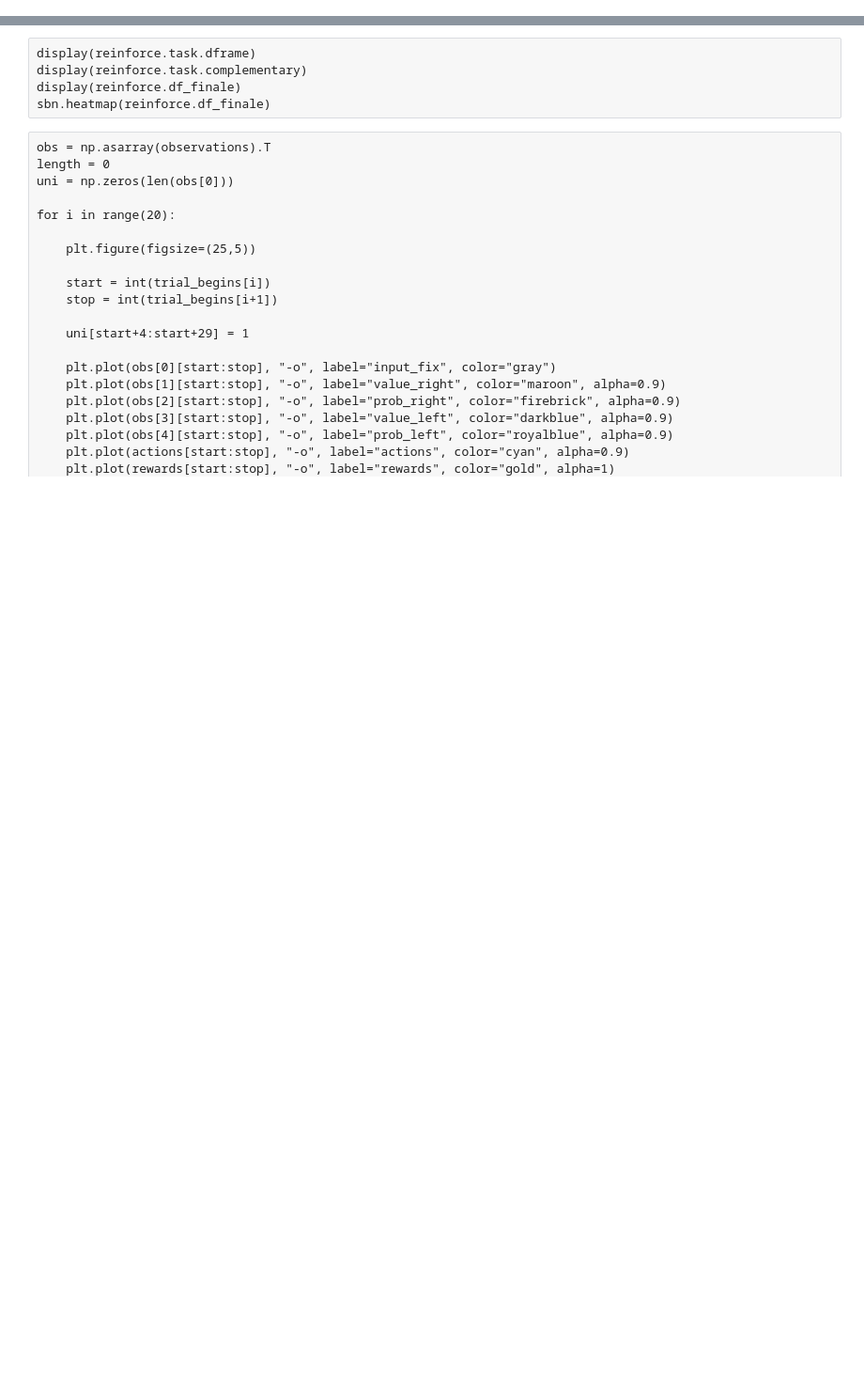
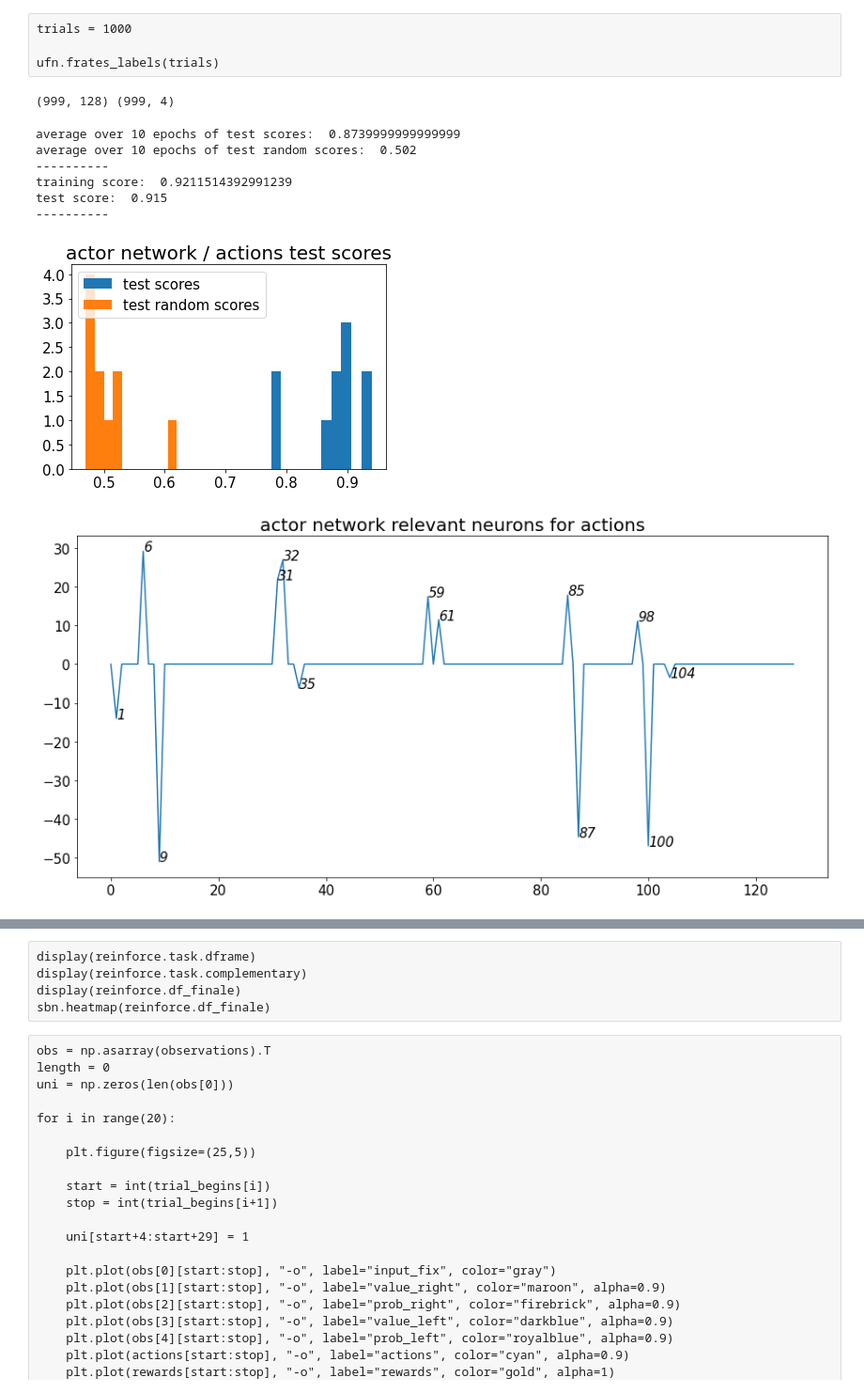
Before and after one commit to MartiniMarittimo/ActorCritic_classifiers, a Jupyter notebook: relevant_neurons_analysis.ipynb, the cells around one changed output, grey strips where cells are left out. Shown at 94% size. Cells and saved outputs as stored; diff of their text form; code cells hidden in the pictures; blank space fills up the shorter version.

```diff
--- a/relevant_neurons_analysis.ipynb
+++ b/relevant_neurons_analysis.ipynb
@@ -18,0 +17,40 @@ import Reinforce as rln
+# %% [raw]
+trials = 1000
+
+ufn.frates_labels(trials)
+# %%
+with open('frates_labels.json', 'r') as json_file:
+    data = json.load(json_file)
+
+frates_actor = np.array(data["frates_actor"])
+frates_critic = np.array(data["frates_critic"])
+final_actions = np.array(data["final_actions"])
+global_values = np.array(data["global_values"])
+stimuli = np.array(data["stimuli"])
+
+print(frates_actor.shape,stimuli.shape)
+# %% [output]
+(999, 128) (999, 4)
+# %%
+net = {"X" : frates_actor, "network" : "actor"}
+#net = {"X" : frates_critic, "network" : "critic"}
+
+label = {"Y" : final_actions, "label" : "actions"}
+#label = {"Y" : , "label" : "right_values"}
+#label = {"Y" : , "label" : "left_values"}
+#label = {"Y" : global_values, "label" : "global_values"}
+
+#model = {"model" : 'perceptron', "param" : 0}
+model = {"model" : 'perceptronL1', "param" : 0.005}
+#model = {"model" : 'svm', "param" : 0.001}
+
+ufn.rel_nurons(X=net["X"], Y=label["Y"], model=model["model"], C=model["param"], network=net["network"], label=label["label"])
+# %% [output]
+average over 10 epochs of test scores:  0.8739999999999999
+average over 10 epochs of test random scores:  0.502
+----------
+training score:  0.9211514392991239
+test score:  0.915
+----------
+[figure, added]
+[figure, added]
```
Also changed, not shown: parts of 24 cells of this notebook, 7 other files.
